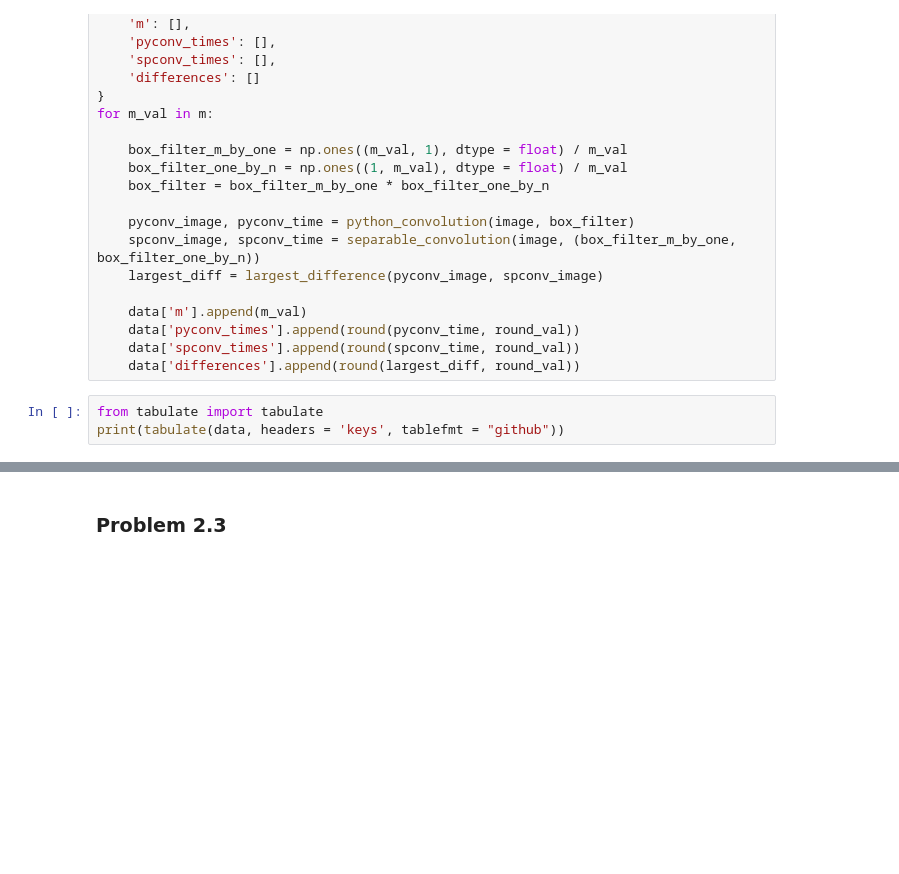
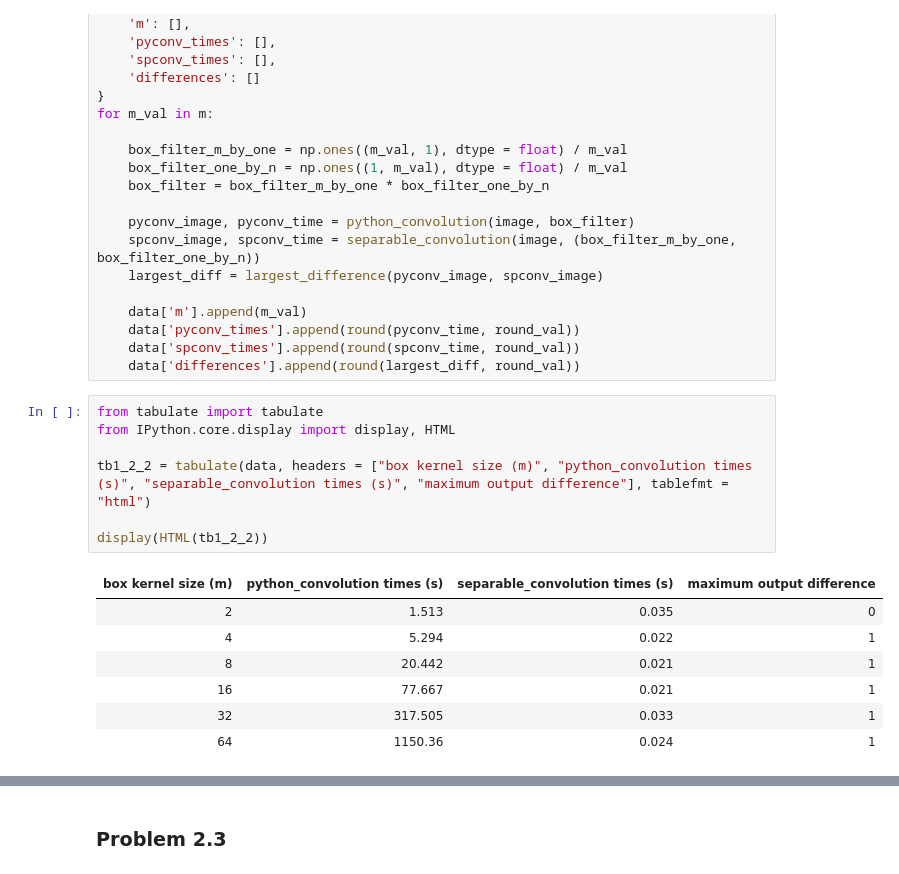
Before and after one commit to beckadd/cs527, a Jupyter notebook: homework01/homework01.ipynb, the cells around one changed output, grey strips where cells are left out. Saved outputs shown, nothing was run; the diff lists cells and outputs as text; blank space fills up the shorter version.

```diff
--- a/homework01/homework01.ipynb
+++ b/homework01/homework01.ipynb
@@ -420,6 +309,18 @@ for m_val in m:
     data['pyconv_times'].append(round(pyconv_time, round_val))
     data['spconv_times'].append(round(spconv_time, round_val))
     data['differences'].append(round(largest_diff, round_val))
-# %%
-from tabulate import tabulate
-print(tabulate(data, headers = 'keys', tablefmt = "github"))
+# %%
+from tabulate import tabulate
+from IPython.core.display import display, HTML
+
+tb1_2_2 = tabulate(data, headers = ["box kernel size (m)", "python_convolution times (s)", "separable_convolution times (s)", "maximum output difference"], tablefmt = "html")
+
+display(HTML(tb1_2_2))
+# %% [output]
+| box kernel size (m) | python_convolution times (s) | separable_convolution times (s) | maximum output difference |
+| 2 | 1.513 | 0.035 | 0 |
+| 4 | 5.294 | 0.022 | 1 |
+| 8 | 20.442 | 0.021 | 1 |
+| 16 | 77.667 | 0.021 | 1 |
+| 32 | 317.505 | 0.033 | 1 |
+| 64 | 1150.36 | 0.024 | 1 |
```
Also changed, not shown: parts of 46 cells of this notebook, 1 other file.
